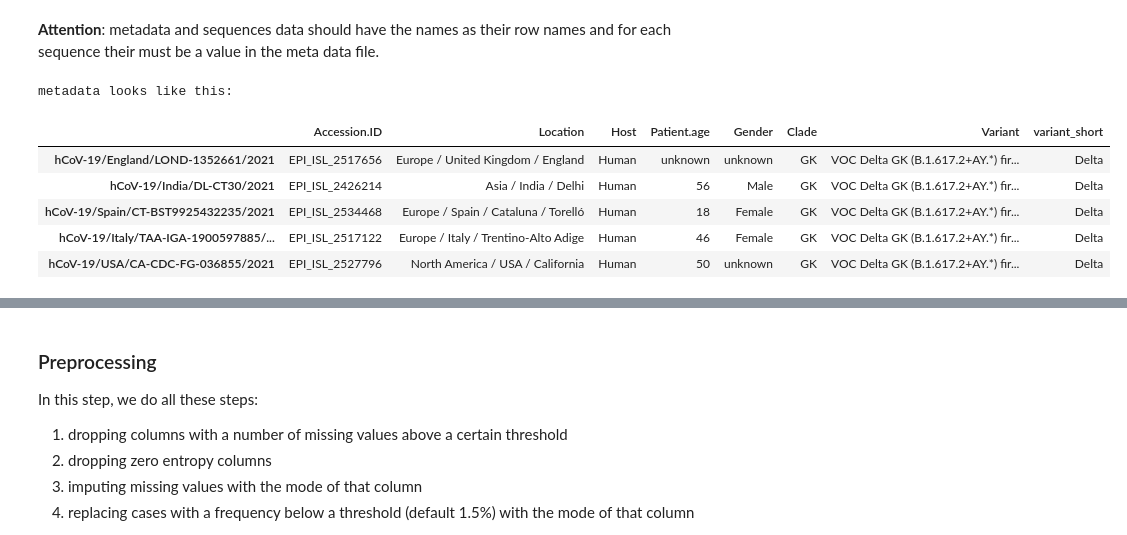
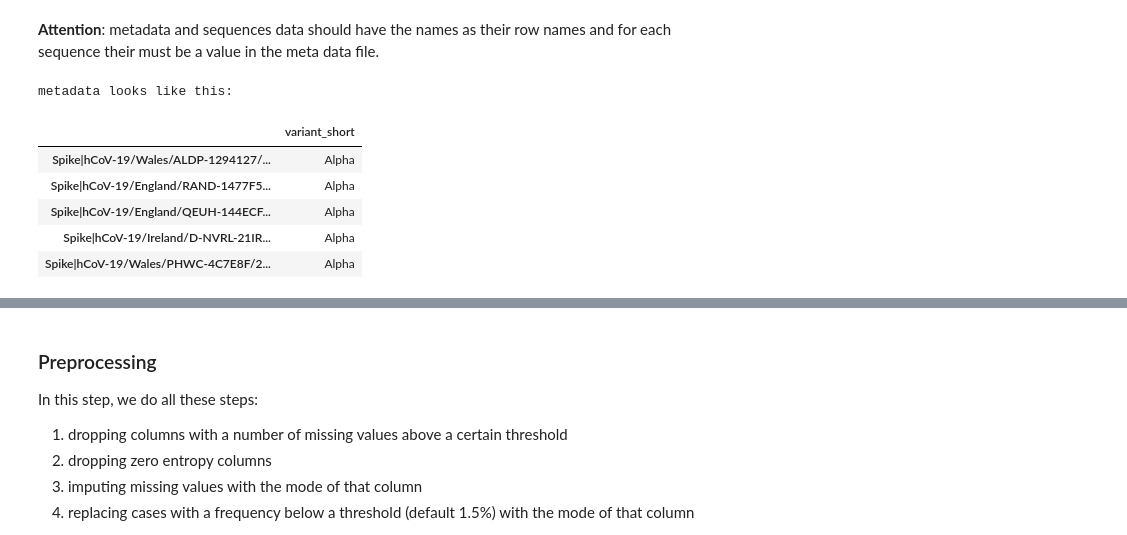
Before and after one commit to omicsEye/deepbreaks, a Jupyter notebook: examples/discrete_phenotype_SARS_Cov2_variants.ipynb, the cells around one changed output, grey strips where cells are left out. Saved outputs shown, nothing was run; the diff lists cells and outputs as text; code cells hidden in the pictures.

Commit message:
v1.1.0 main commit

```diff
--- a/examples/discrete_phenotype_SARS_Cov2_variants.ipynb
+++ b/examples/discrete_phenotype_SARS_Cov2_variants.ipynb
@@ -17,15 +20,15 @@ warnings.simplefilter('ignore')
 # defining user params, file pathes, analysis type
 
 # path to sequences
-seqFileName = '/Users/mbagh/Documents/RahLab/deepBreaks_data/covid/sarscov2_2.fasta'
-meta_data = '/Users/mbagh/Documents/RahLab/deepBreaks_data/covid/meta_data_clean.csv'
+seqFileName = '~/Documents/RahLab/deepBreaks_data/SarsCov2Variant/AlphaAndOmicronNoNL.fasta'
+metaDataFileName = '~/Documents/RahLab/deepBreaks_data/SarsCov2Variant/AlphaAndOmicronFullMetadata.tsv'
 # name of the phenotype
 mt = 'variant_short'
 
 # type of the sequences
 seq_type = 'nu'
 # type of the analysis if it is a classification model, then we put cl instead of reg
-anaType = 'cl'
+ana_type = 'cl'
 sampleFrac=1
 # %%
 # making a unique directory for saving the reports of the analysis
@@ -39,10 +42,13 @@ direcory preparation
 # %%
 %%time
 # importing sequences data
+print('reading meta-data')
+# importing metadata
+meta_data = read_data(metaDataFileName, seq_type = None, is_main=False)
+
+# importing sequences data
 print('reading fasta file')
-df = prp.read_data(seqFileName, seq_type = seq_type, is_main=True)
-metaData = prp.read_data(meta_data, is_main=False)
-positions = df.shape[1]
-print('Done')
-print('Shape of data is: ', df.shape)
+tr = read_data(seqFileName, seq_type = seq_type, is_main=True, gap_threshold=0.7)
+
+print('Shape of data is: ', tr.shape)
 # %% [output]
@@ -57,12 +61,12 @@ df.index = [ind[:-7] for ind in df.index]
 **Attention**: metadata and sequences data should have the names as their row names and for each sequence their must be a value in the meta data file.
 # %%
 print('metadata looks like this:')
-metaData.head()
+meta_data.head()
 # %% [output]
 metadata looks like this:
-|  | Accession.ID | Location | Host | Patient.age | Gender | Clade | Variant | variant_short |
-| hCoV-19/England/LOND-1352661/2021 | EPI_ISL_2517656 | Europe / United Kingdom / England | Human | unknown | unknown | GK | VOC Delta GK (B.1.617.2+AY.*) fir... | Delta |
-| hCoV-19/India/DL-CT30/2021 | EPI_ISL_2426214 | Asia / India / Delhi | Human | 56 | Male | GK | VOC Delta GK (B.1.617.2+AY.*) fir... | Delta |
-| hCoV-19/Spain/CT-BST9925432235/2021 | EPI_ISL_2534468 | Europe / Spain / Cataluna / Torelló | Human | 18 | Female | GK | VOC Delta GK (B.1.617.2+AY.*) fir... | Delta |
-| hCoV-19/Italy/TAA-IGA-1900597885/... | EPI_ISL_2517122 | Europe / Italy / Trentino-Alto Adige | Human | 46 | Female | GK | VOC Delta GK (B.1.617.2+AY.*) fir... | Delta |
-| hCoV-19/USA/CA-CDC-FG-036855/2021 | EPI_ISL_2527796 | North America / USA / California | Human | 50 | unknown | GK | VOC Delta GK (B.1.617.2+AY.*) fir... | Delta |
+|  | variant_short |
+| Spike|hCoV-19/Wales/ALDP-1294127/... | Alpha |
+| Spike|hCoV-19/England/RAND-1477F5... | Alpha |
+| Spike|hCoV-19/England/QEUH-144ECF... | Alpha |
+| Spike|hCoV-19/Ireland/D-NVRL-21IR... | Alpha |
+| Spike|hCoV-19/Wales/PHWC-4C7E8F/2... | Alpha |
```
Also changed, not shown: parts of 43 cells of this notebook, 9 other files.
